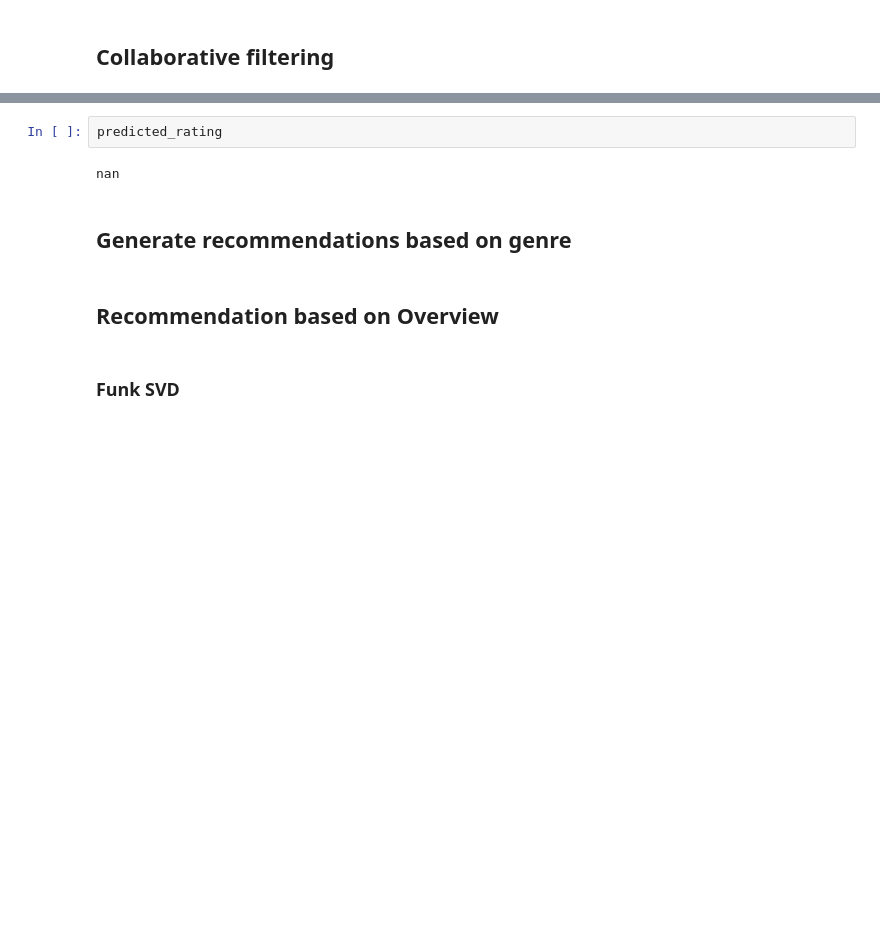
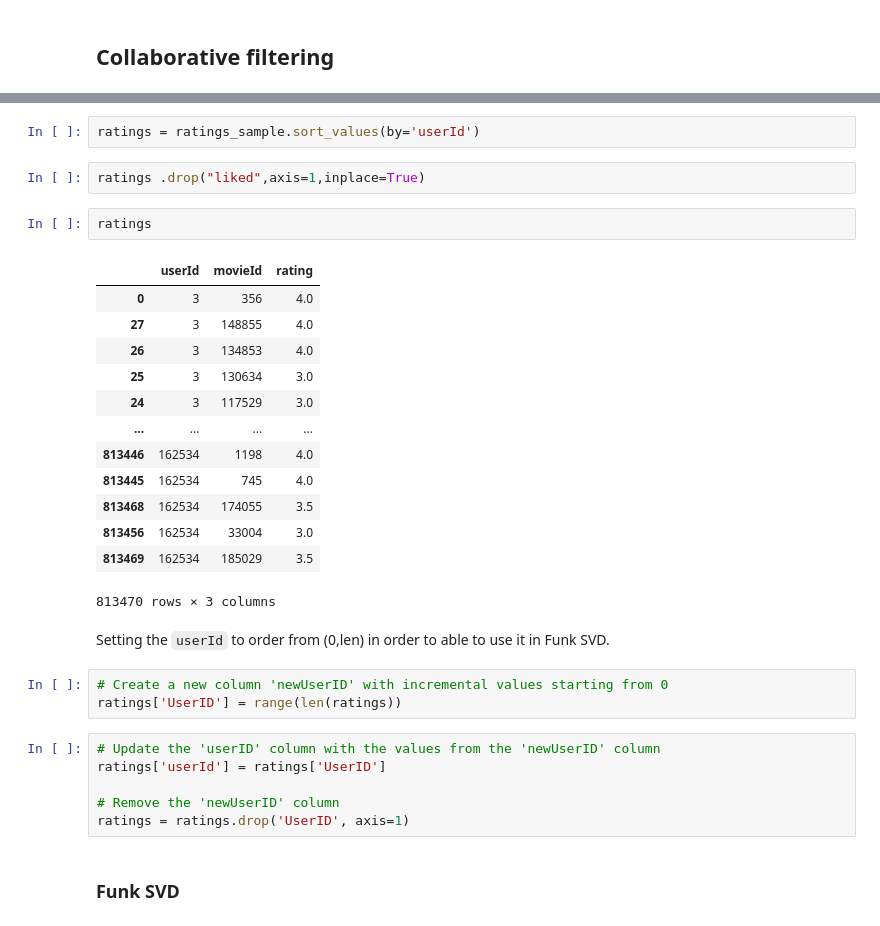
Before and after one commit to yaskarimi/movie-recommendation, a Jupyter notebook: sim.ipynb, the cells around one changed output, grey strips where cells are left out. Saved outputs shown, nothing was run; the diff lists cells and outputs as text; blank space fills up the shorter version.

Commit message:
user_collaborative added

```diff
--- a/sim.ipynb
+++ b/sim.ipynb
@@ -180,10 +126,33 @@ predicted_rating = np.dot(ratings_given_to_movie,
-# %%
-predicted_rating
-# %% [output]
-nan
-# %% [markdown]
-## Generate recommendations based on genre
-# %% [markdown]
-## Recommendation based on Overview
+# %%
+ratings = ratings_sample.sort_values(by='userId')
+# %%
+ratings .drop("liked",axis=1,inplace=True)
+# %%
+ratings
+# %% [output]
+|  | userId | movieId | rating |
+| 0 | 3 | 356 | 4.0 |
+| 27 | 3 | 148855 | 4.0 |
+| 26 | 3 | 134853 | 4.0 |
+| 25 | 3 | 130634 | 3.0 |
+| 24 | 3 | 117529 | 3.0 |
+| ... | ... | ... | ... |
+| 813446 | 162534 | 1198 | 4.0 |
+| 813445 | 162534 | 745 | 4.0 |
+| 813468 | 162534 | 174055 | 3.5 |
+| 813456 | 162534 | 33004 | 3.0 |
+| 813469 | 162534 | 185029 | 3.5 |
+813470 rows × 3 columns
+# %% [markdown]
+Setting the `userId` to order from (0,len) in order to able to use it in Funk SVD.
+# %%
+# Create a new column 'newUserID' with incremental values starting from 0
+ratings['UserID'] = range(len(ratings))
+# %%
+# Update the 'userID' column with the values from the 'newUserID' column
+ratings['userId'] = ratings['UserID']
+
+# Remove the 'newUserID' column
+ratings = ratings.drop('UserID', axis=1)
 # %% [markdown]
 ### Funk SVD
```
Also changed, not shown: parts of 35 cells of this notebook.
